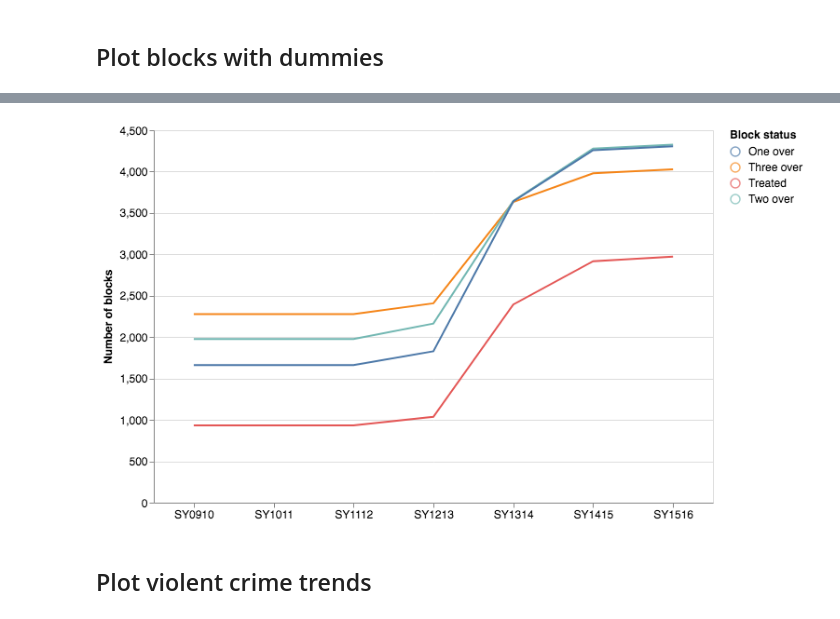
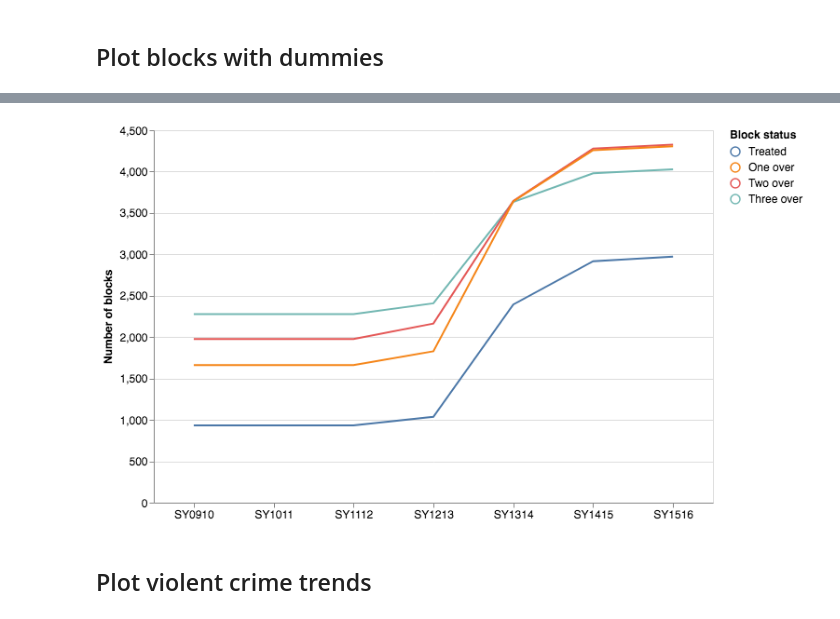
Before and after one commit to binste/chicago_safepassage_evaluation, a Jupyter notebook: notebooks/5_analysis/1.0-binste-analyze-crime-results-census-block-level.ipynb, the cells around one changed output, grey strips where cells are left out. Cells and saved outputs as stored; diff of their text form; code cells hidden in the pictures.

```diff
--- a/notebooks/5_analysis/1.0-binste-analyze-crime-results-census-block-level.ipynb
+++ b/notebooks/5_analysis/1.0-binste-analyze-crime-results-census-block-level.ipynb
@@ -6,6 +6,8 @@
 
 **Usage**: Run all cells (Cell -> Run All) to get a correct output of the figures.
 # %%
+%matplotlib inline
+
 import pickle
 import sys
 from pathlib import Path
@@ -13,12 +15,16 @@ from pathlib import Path
 import altair as alt
 import geopandas as gpd
 import pandas as pd
+import matplotlib.pyplot as plt
 import numpy as np
 import ipywidgets as widgets
+from altair import datum
 
 sys.path.append('../..')
 from src.analysis.figures import format_chart, save_to_jekyll
 from src.prepare_data.crime_database import load_relevant_crimes
+
+plt.style.use('seaborn-white')
 # %%
 # for the notebook only (not for JupyterLab) run this command once per session
 alt.renderers.enable('notebook')
@@ -332,21 +357,25 @@ dummy_trend['block_status'] = dummy_trend['block_status'].map({
 # %%
 block_trend = alt.Chart(dummy_trend).mark_line().encode(
         alt.X('school_year:O', axis=alt.Axis(labelAngle=0, title='')),
         alt.Y('count:Q', axis=alt.Axis(title='Number of blocks')),
         alt.Color(
             'block_status:N',
             sort=['Treated', 'One over', 'Two over', 'Three over'],
             legend=alt.Legend(title='Block status')),
         tooltip='count')
 tooltips_block = block_trend.mark_point().encode(
+    alt.Color(
+            'block_status:N',
+            sort=['Treated', 'One over', 'Two over', 'Three over'],
+            legend=None),
     opacity=alt.value(0),
     tooltip='count'
 )
-block_trend = format_chart(block_trend + tooltips_block)
+block_trend = format_chart(alt.layer(block_trend, tooltips_block).resolve_scale(color='independent'))
 block_trend
 # %% [output]
 [interactive output not drawn]
-[figure, old version]
+[figure, new version]
 # %%
 save_to_jekyll(block_trend, 'block_trend')
 # %% [markdown]
```
Also changed, not shown: parts of 9 cells of this notebook.
